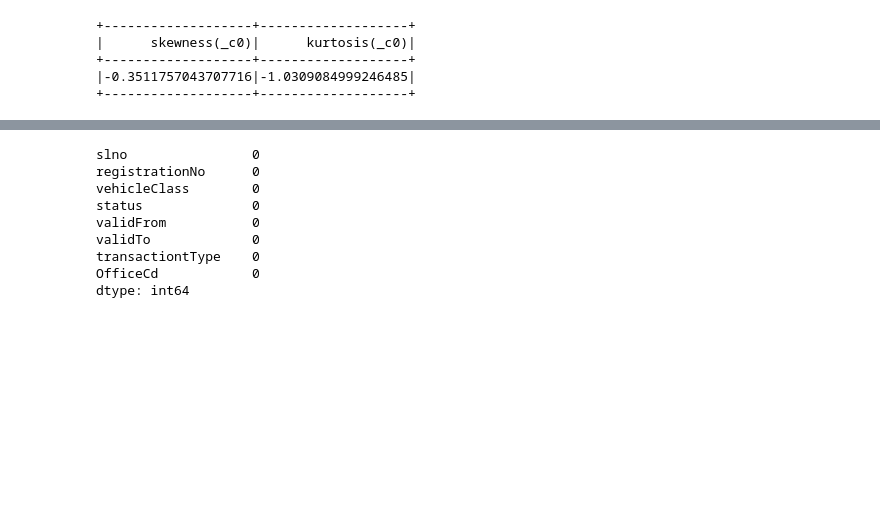
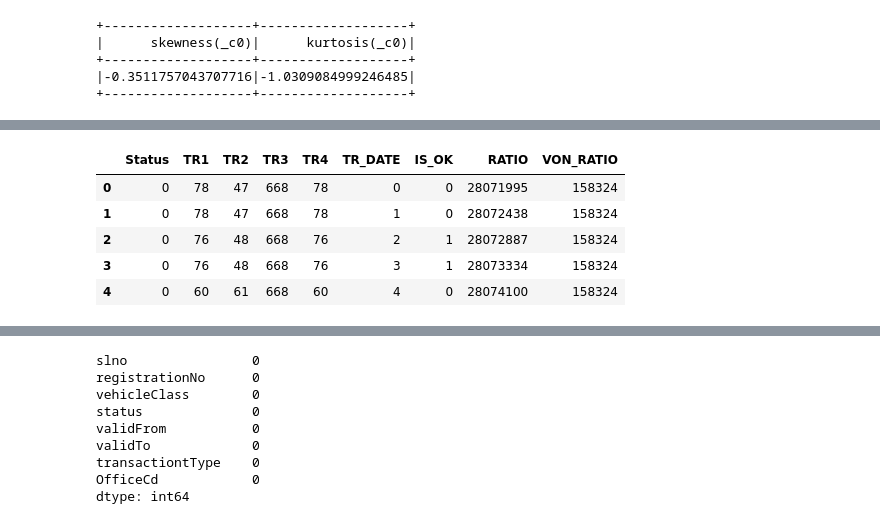
Before and after one commit to digitalhemanth/Data-Science, a Jupyter notebook: Scikit Learn/dataset_1/spark_hadoop_ml_1.ipynb, the cells around one changed output, grey strips where cells are left out. Drawn from its saved outputs; the diff is of its cells as text; code cells hidden in the pictures; blank space fills up the shorter version.

```diff
--- a/Scikit Learn/dataset_1/spark_hadoop_ml_1.ipynb
+++ b/Scikit Learn/dataset_1/spark_hadoop_ml_1.ipynb
@@ -108,0 +121,15 @@ df.replace(np.nan,0)
+# %%
+df['TR_DATE'] = pd.Categorical(df['TR_DATE'])
+df['TR_DATE'] = df.TR_DATE.cat.codes
+df['Status'] = pd.Categorical(df['Status'])
+df['Status'] = df.Status.cat.codes
+
+
+df.head()
+# %% [output]
+|  | Status | TR1 | TR2 | TR3 | TR4 | TR_DATE | IS_OK | RATIO | VON_RATIO |
+| 0 | 0 | 78 | 47 | 668 | 78 | 0 | 0 | 28071995 | 158324 |
+| 1 | 0 | 78 | 47 | 668 | 78 | 1 | 0 | 28072438 | 158324 |
+| 2 | 0 | 76 | 48 | 668 | 76 | 2 | 1 | 28072887 | 158324 |
+| 3 | 0 | 76 | 48 | 668 | 76 | 3 | 1 | 28073334 | 158324 |
+| 4 | 0 | 60 | 61 | 668 | 60 | 4 | 0 | 28074100 | 158324 |
```
Also changed, not shown: parts of 21 cells of this notebook.
